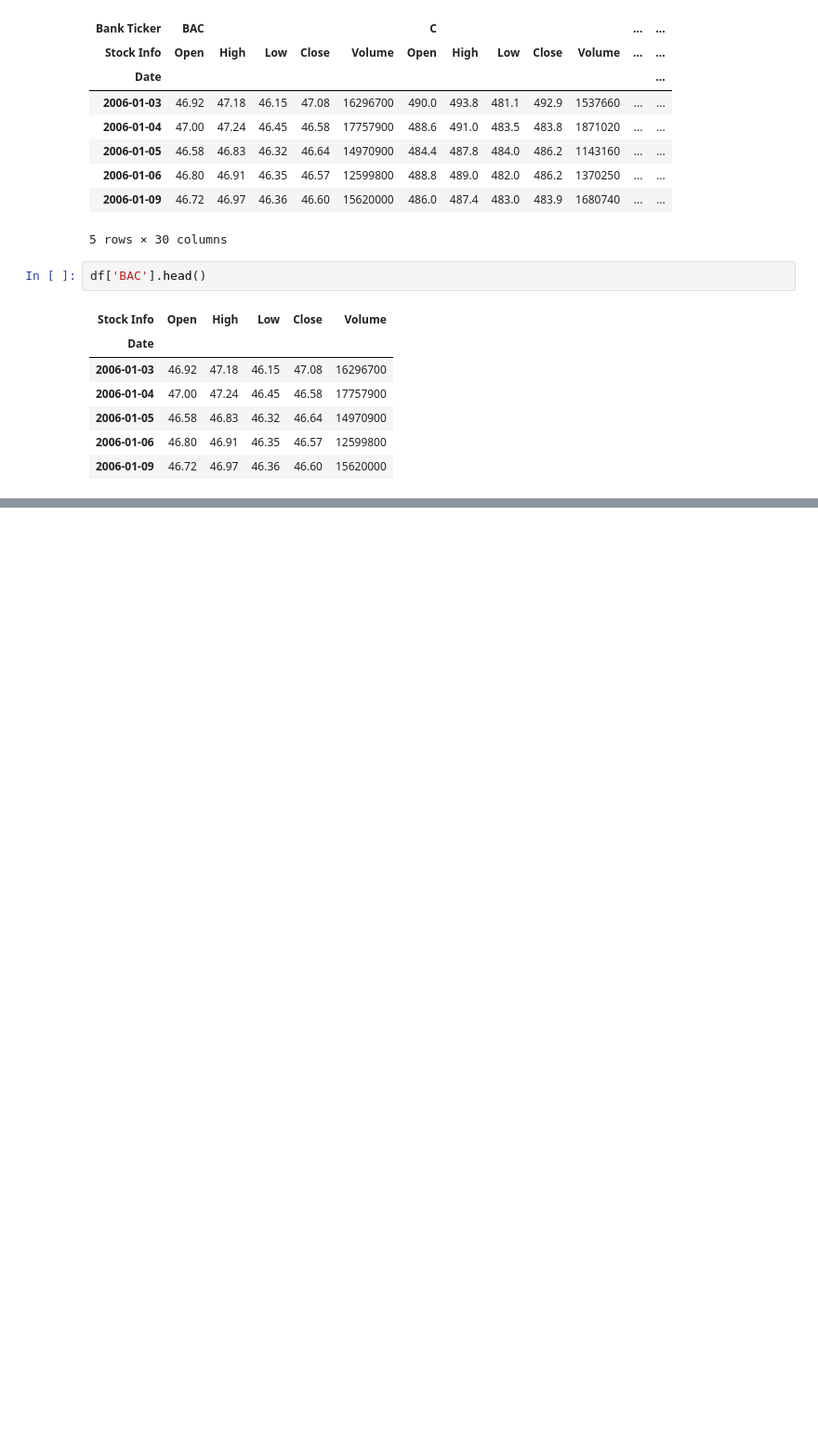
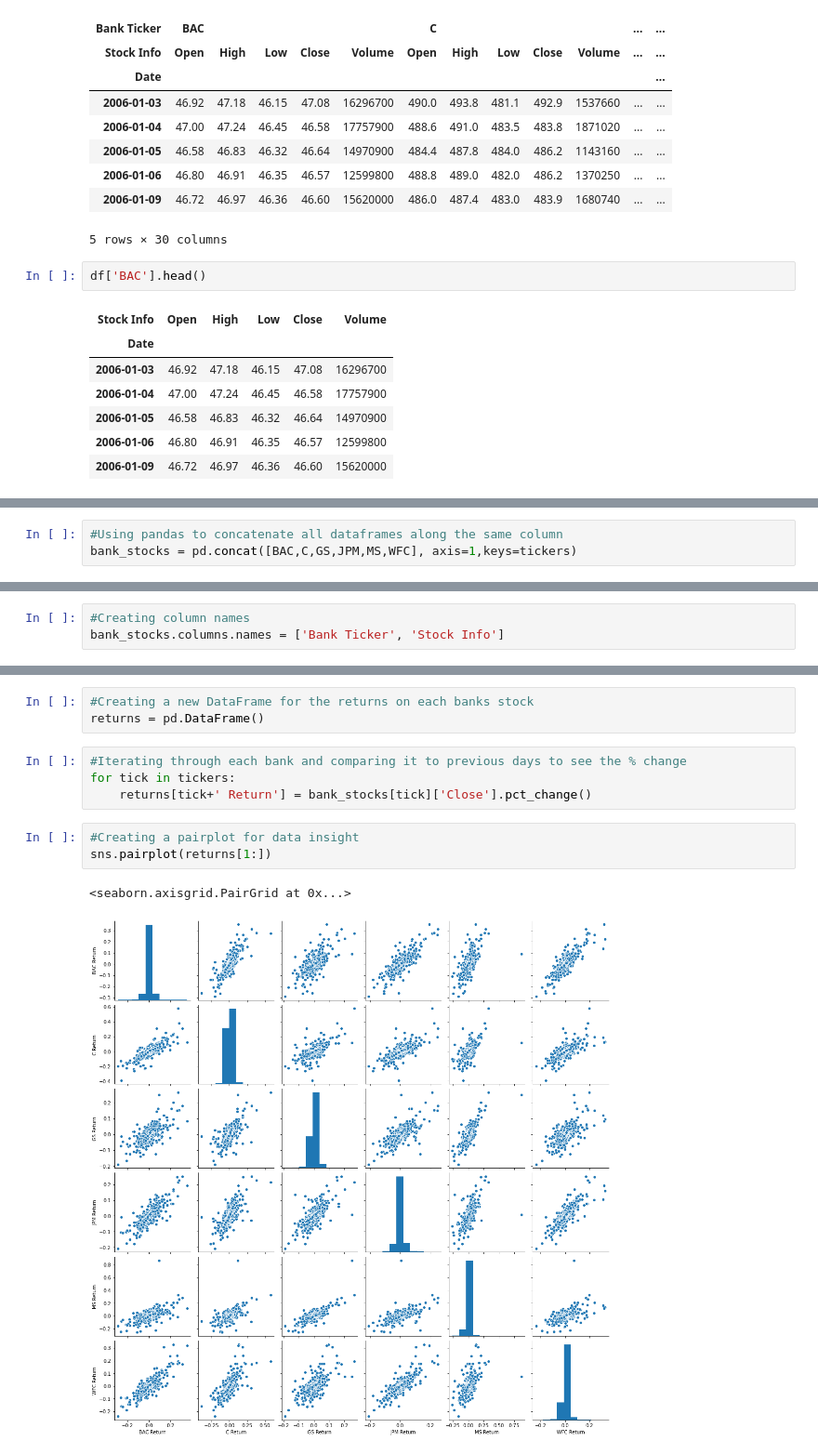
Before and after one commit to MatthewJLeech/Stocks-Data-Analytics-Project, a Jupyter notebook: Capstone Project - Banks.ipynb, the cells around one changed output, grey strips where cells are left out. Shown at 93% size. Drawn from its saved outputs; the diff is of its cells as text; blank space fills up the shorter version.

```diff
--- a/Capstone Project - Banks.ipynb
+++ b/Capstone Project - Banks.ipynb
@@ -29,0 +73,3 @@ df['BAC'].head()
+# %%
+#Using pandas to concatenate all dataframes along the same column
+bank_stocks = pd.concat([BAC,C,GS,JPM,MS,WFC], axis=1,keys=tickers)
@@ -29,0 +94,3 @@ df['BAC'].head()
+# %%
+#Creating column names
+bank_stocks.columns.names = ['Bank Ticker', 'Stock Info']
@@ -29,0 +121,13 @@ df['BAC'].head()
+# %%
+#Creating a new DataFrame for the returns on each banks stock
+returns = pd.DataFrame()
+# %%
+#Iterating through each bank and comparing it to previous days to see the % change
+for tick in tickers:
+    returns[tick+' Return'] = bank_stocks[tick]['Close'].pct_change()
+# %%
+#Creating a pairplot for data insight
+sns.pairplot(returns[1:])
+# %% [output]
+<seaborn.axisgrid.PairGrid at 0x...>
+[figure, added]
```
Also changed, not shown: parts of 13 cells of this notebook.
